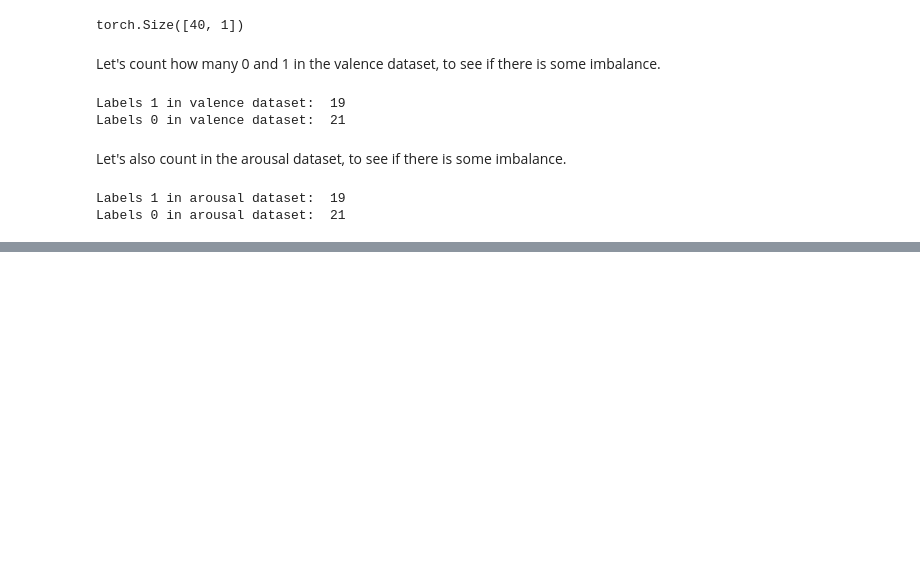
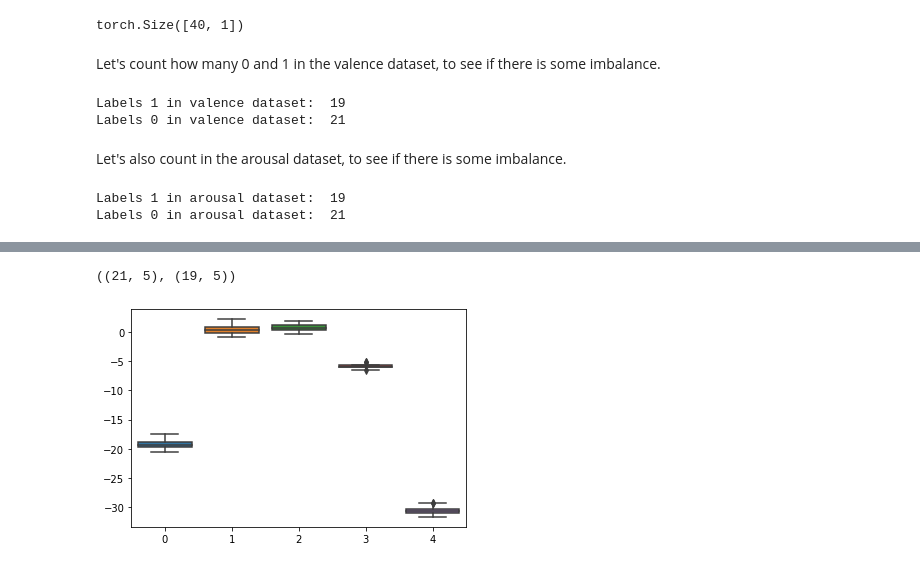
Before and after one commit to chaklam-silpasuwanchai/Python-for-EEG, a Jupyter notebook: 03 - Asymmetry + DEAP.ipynb, the cells around one changed output, grey strips where cells are left out. Cells and saved outputs as stored; diff of their text form; code cells hidden in the pictures; blank space fills up the shorter version.

```diff
--- a/03 - Asymmetry + DEAP.ipynb
+++ b/03 - Asymmetry + DEAP.ipynb
@@ -185,0 +305,13 @@ In this part, we shall extract these powers as features and then input them into
+# %%
+low_valence_cond  = (label==0).reshape(-1) #reshape to (40, ) instead of (40, 1)
+high_valence_cond = (label==1).reshape(-1) #reshape to (40, ) instead of (40, 1)
+low_valence  = all_bands[low_valence_cond]
+high_valence = all_bands[high_valence_cond]
+low_valence.shape, high_valence.shape
+# %% [output]
+((21, 5), (19, 5))
+# %%
+sns.boxplot(data = low_valence)
+plt.show()
+# %% [output]
+[figure, added]
```
Also changed, not shown: parts of 46 cells of this notebook, 3 other files.
